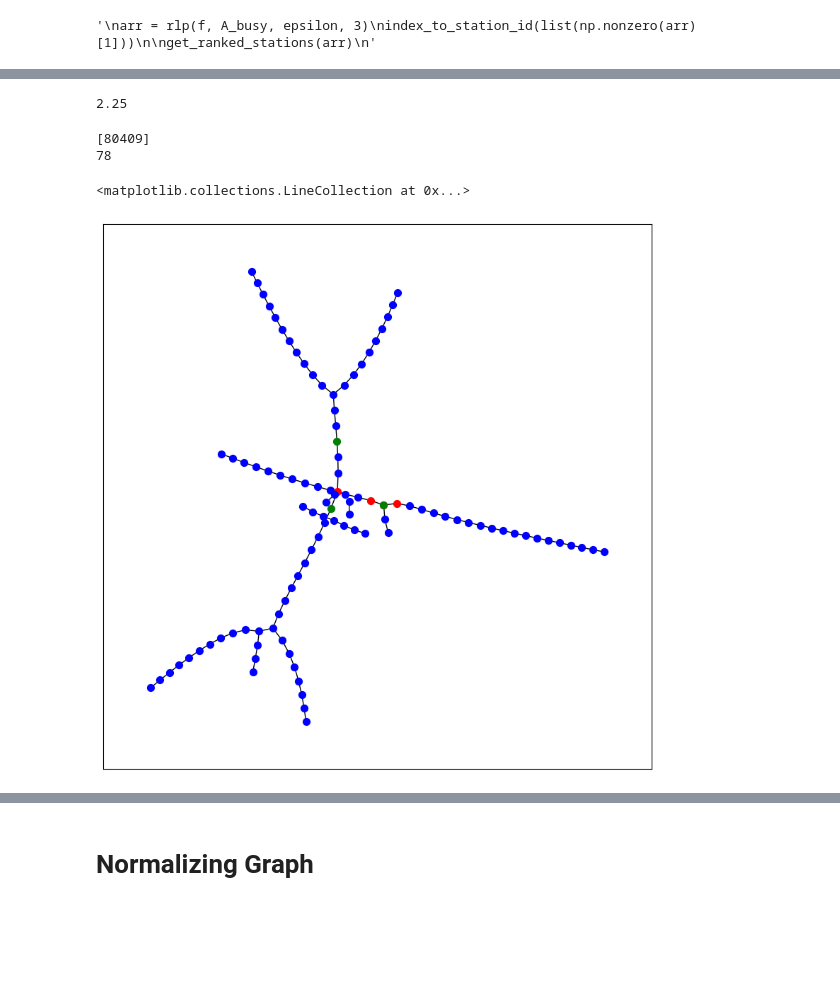
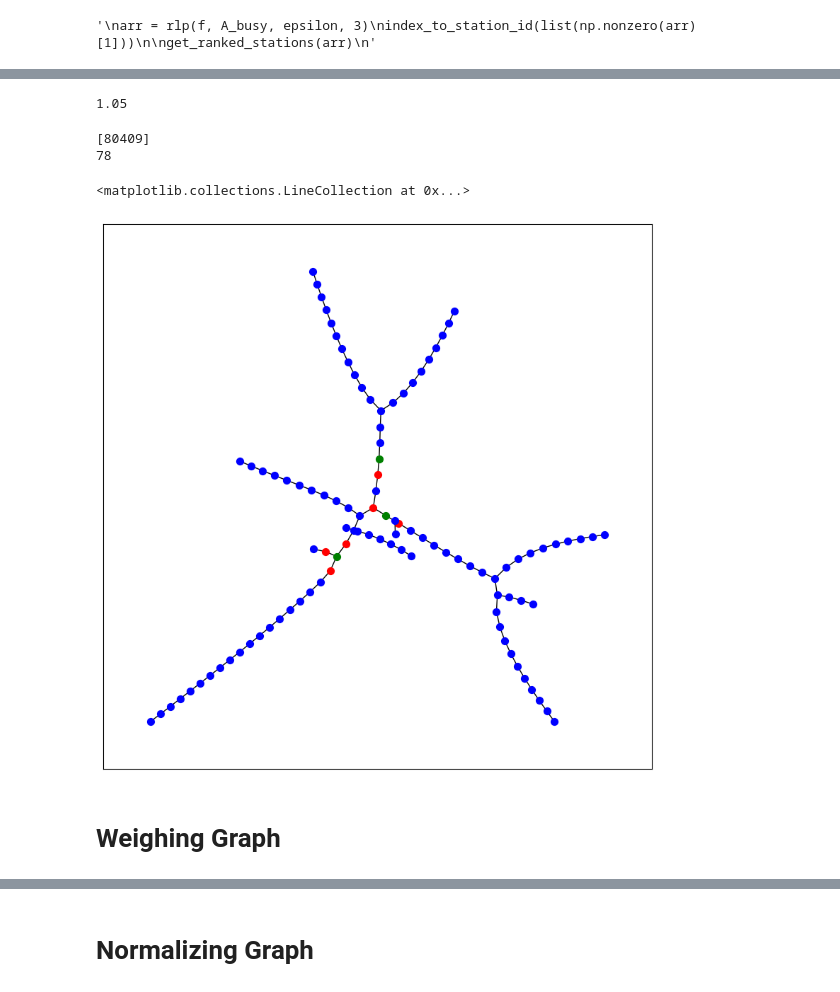
Before and after one commit to sreejeetsreenivasan/PIC16B-Project, a Jupyter notebook: Bowen Testing/TestingNotebook.ipynb, the cells around one changed output, grey strips where cells are left out. Drawn from its saved outputs; the diff is of its cells as text; code cells hidden in the pictures; blank space fills up the shorter version.

```diff
--- a/Bowen Testing/TestingNotebook.ipynb
+++ b/Bowen Testing/TestingNotebook.ipynb
@@ -110,6 +110,9 @@ EL.append((intersection1[0], intersection1[1]))
 EL.append((intersection2[0], intersection2[1]))
 EL.append((intersection3[0], intersection3[1]))
 EL.append((intersection4[0], intersection4[1]))
+
+# Extra missed connections
+EL.append((80154, 80105))
 # Add edge list to graph
 rail_network.add_edges_from(EL)
 # %% [markdown]
@@ -171,0 +183,28 @@ sorted_k_centralities
+# %%
+# proof of concept for coloring nodes
+# later we can split into bins
+
+# Get the top 5 stations
+high_centrality = [station for station,centrality in sorted_k_centralities][:5]
+labels_high_centrality = {}
+for node in high_centrality:
+    #set the node name as the key and the label as its value
+    labels_high_centrality[node] = node
+# Next highest
+next_high_centrality = [station for station,centrality in sorted_k_centralities][5:10]
+labels_next_high_centrality = {}
+for node in next_high_centrality:
+    #set the node name as the key and the label as its value
+    labels_next_high_centrality[node] = node
+
+# remaining stations
+remaining_nodes = list(set(rail_network.nodes()) - set(high_centrality) - set(next_high_centrality))
+
+fig = plt.figure(figsize=(10, 10))
+layout = nx.kamada_kawai_layout(rail_network)
+nx.draw_networkx_nodes(rail_network, layout, labels_high_centrality, node_color='red', node_size=50)
+nx.draw_networkx_nodes(rail_network, layout, labels_next_high_centrality, node_color='green', node_size=50)
+nx.draw_networkx_nodes(rail_network, layout, nodelist=remaining_nodes, node_color='blue', node_size=50)
+nx.draw_networkx_edges(rail_network, layout)
+nx.draw_networkx_labels(rail_network, layout, labels_high_centrality, font_size=8)
+nx.draw_networkx_labels(rail_network, layout, labels_next_high_centrality, font_size=8)
@@ -434,7 +480,7 @@ A_stadium = nx.adjacency_matrix(rail_network)
 A_stadium = A_stadium.toarray()
 
 # epsilon
-epsilon = 0.5
+epsilon = 0.1
 
 
 # Calculate
@@ -461,7 +507,7 @@ get_ranked_stations(rlp(f, A_stadium, epsilon, 3))
 index_checking = station_id_to_index([80122])[0][1]
 rlp(f, A_stadium, epsilon, 3)[0,index_checking]
 # %% [output]
-2.25
+1.05
 # %%
 print(index_to_station_id([76]))
 print(station_id_to_index([80411])[0][1])
@@ -471,16 +517,22 @@ print(station_id_to_index([80411])[0][1])
 # %%
 # proof of concept for coloring nodes
 # later we can split into bins
-important_stations = list(get_ranked_stations(rlp(f, A_stadium, epsilon, 5)))[:4]
+
+# Get the top 6 stations
+important_stations = list(get_ranked_stations(rlp(f, A_stadium, epsilon, 3)))[:6]
+# The Stations we care about
 Destination_station_ids
+# remaining stations
 remaining_nodes = list(set(rail_network.nodes()) - set(important_stations) - set(Destination_station_ids))
 
 fig = plt.figure(figsize=(10, 10))
 layout = nx.kamada_kawai_layout(rail_network)
 nx.draw_networkx_nodes(rail_network, layout, nodelist=important_stations, node_color='red', node_size=50)
 nx.draw_networkx_nodes(rail_network, layout, nodelist=Destination_station_ids, node_color='green', node_size=50)
 nx.draw_networkx_nodes(rail_network, layout, nodelist=remaining_nodes, node_color='blue', node_size=50)
 nx.draw_networkx_edges(rail_network, layout)
 # %% [output]
 <matplotlib.collections.LineCollection at 0x...>
-[figure, old version]
+[figure, new version]
+# %% [markdown]
+# Weighing Graph
```
Also changed, not shown: parts of 14 cells of this notebook.
